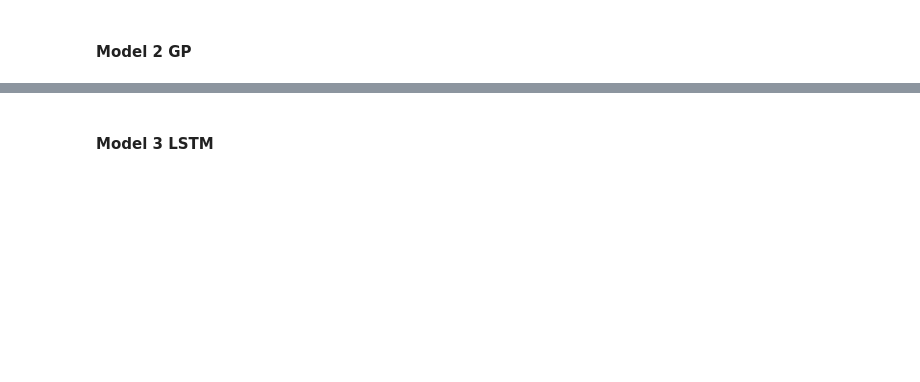
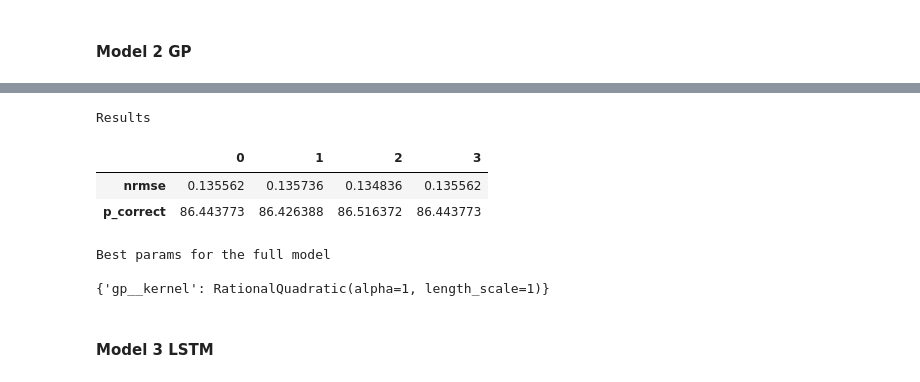
Before and after one commit to lucassalamancaf/ML_Finance, a Jupyter notebook: Hw1/HW1_Task1.ipynb, the cells around one changed output, grey strips where cells are left out. Saved outputs shown, nothing was run; the diff lists cells and outputs as text; code cells hidden in the pictures; blank space fills up the shorter version.

```diff
--- a/Hw1/HW1_Task1.ipynb
+++ b/Hw1/HW1_Task1.ipynb
@@ -856,2 +781,49 @@ pred_gp_index = gp.predict(testing_features)
+# %%
+results_df = np.empty(shape=(2,4))
+
+training_features,training_target,testing_features,testing_target = creating_and_splitting(['ep','svar','ntis'],'Index')
+
+param_grid = {'gp__kernel': [RBF(), Matern(nu=1.5), RationalQuadratic(), RBF() + WhiteKernel(0.1)]}
+tscv = TimeSeriesSplit(n_splits=5)
+
+search = GridSearchCV(Pipeline([
+        ('scaler', StandardScaler()),
+        ('gp', GaussianProcessRegressor(alpha=0.003))]),
+        param_grid=param_grid, cv=tscv, scoring='neg_root_mean_squared_error')
+
+search.fit(training_features,training_target)
+
+best_nnet_pred_price = fit_and_predict(pipeline=search.best_estimator_,train_feat=training_features,train_targ=training_target,test_feat=testing_features)
+
+results_df[0,0] = nrmse(y_actual=testing_target,y_predicted=best_nnet_pred_price)
+results_df[1,0] = pcorrect(y_actual=testing_target,y_predicted=best_nnet_pred_price)
+# sensitivity exogenous variables
+
+configurations = [['ep','svar'],['ep','ntis'],['svar','ntis']]
+
+for i in range(3):
+
+    training_features,training_target,testing_features,testing_target = creating_and_splitting(configurations[i],'Index')
+
+    nnet1_pred = fit_and_predict(pipeline=search.best_estimator_,train_feat=training_features,train_targ=training_target,test_feat=testing_features)
+
+    results_df[0,i+1] = nrmse(y_actual=testing_target,y_predicted=nnet1_pred)
+    results_df[1,i+1] = pcorrect(y_actual=testing_target,y_predicted=nnet1_pred)
+
+
+print('Results \n')
+display(pd.DataFrame(results_df,index=['nrmse','p_correct']))
+
+
+print('Best params for the full model \n')
+print(search.best_params_)
+# %% [output]
+Results
+|  | 0 | 1 | 2 | 3 |
+| nrmse | 0.135562 | 0.135736 | 0.134836 | 0.135562 |
+| p_correct | 86.443773 | 86.426388 | 86.516372 | 86.443773 |
+Best params for the full model
+
+{'gp__kernel': RationalQuadratic(alpha=1, length_scale=1)}
 # %% [markdown]
 #### Model 3 LSTM
```
Also changed, not shown: parts of 25 cells of this notebook.
